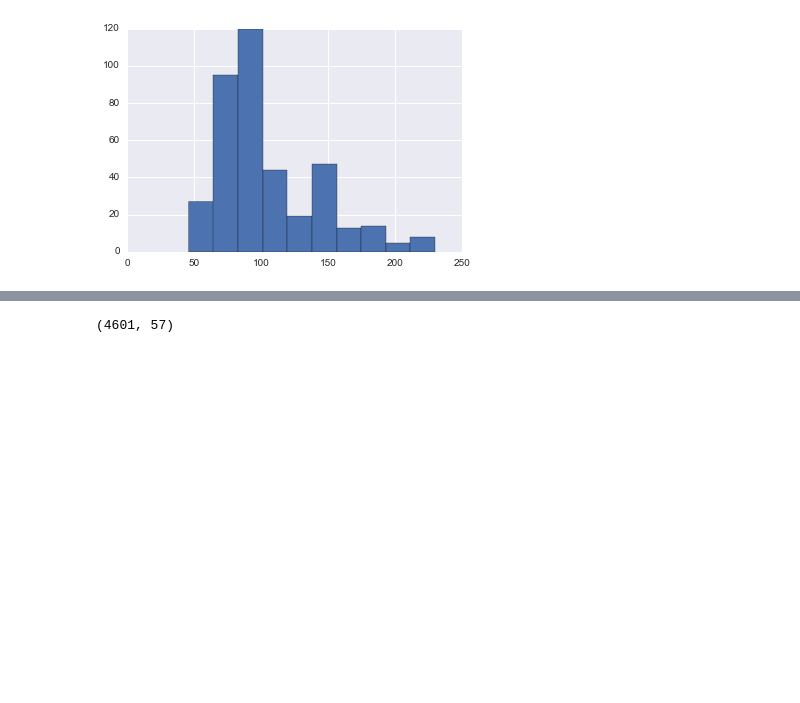
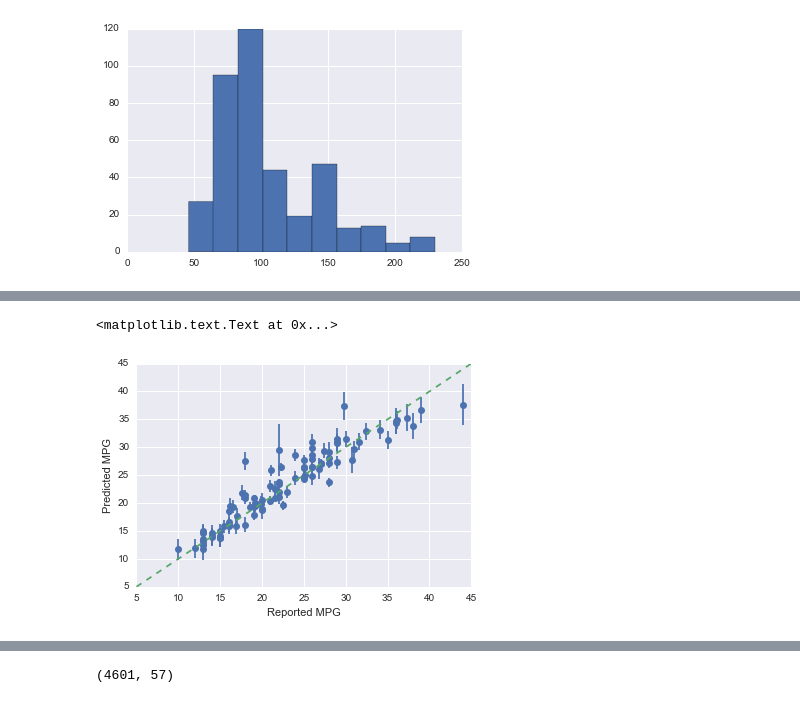
Before and after one commit to kpolimis/erlking, a Jupyter notebook: doc/notebooks/example.ipynb, the cells around one changed output, grey strips where cells are left out. Drawn from its saved outputs; the diff is of its cells as text; code cells hidden in the pictures; blank space fills up the shorter version.

```diff
--- a/doc/notebooks/example.ipynb
+++ b/doc/notebooks/example.ipynb
@@ -95 +96,9 @@ c = np.arange(20).reshape((1, 20))
+# %%
+plt.errorbar(mpg_y_test, mpg_y_hat, yerr=np.sqrt(mpg_V_IJ_unbiased), fmt='o')
+plt.plot([5, 45], [5, 45], '--')
+plt.xlabel('Reported MPG')
+plt.ylabel('Predicted MPG')
+# %% [output]
+<matplotlib.text.Text at 0x...>
+[figure, added]
 # %%
```
Also changed, not shown: parts of 35 cells of this notebook, 1 other file.
